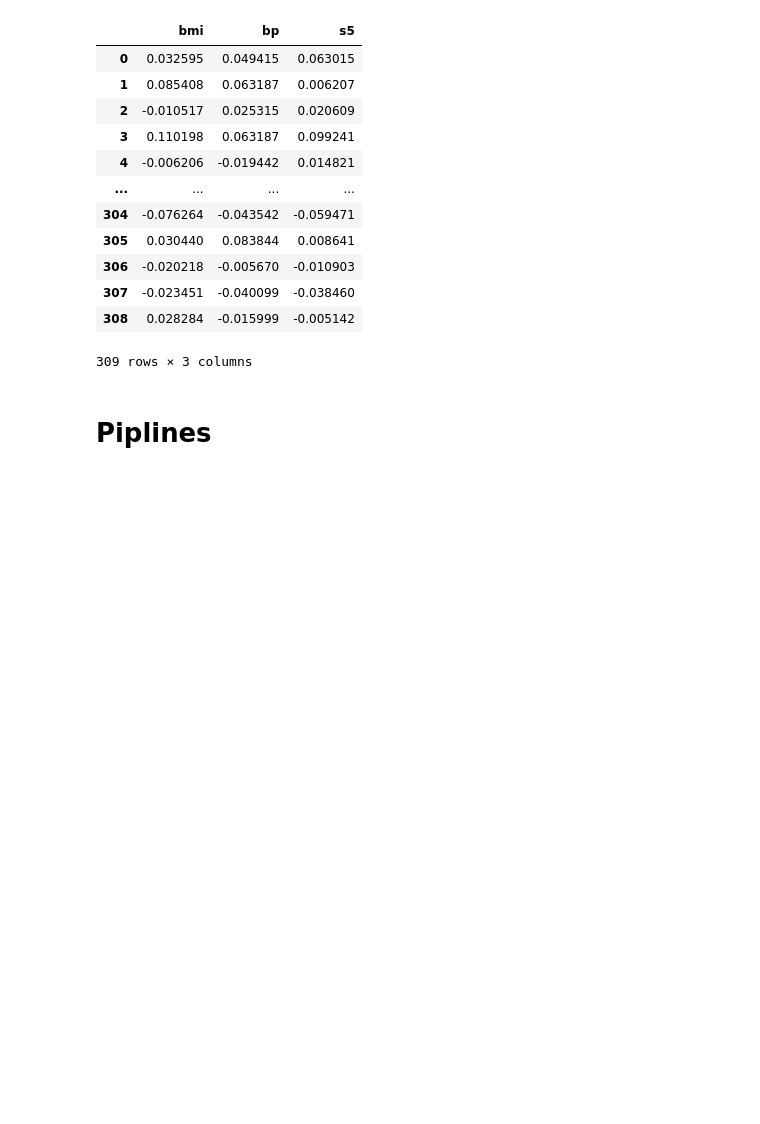
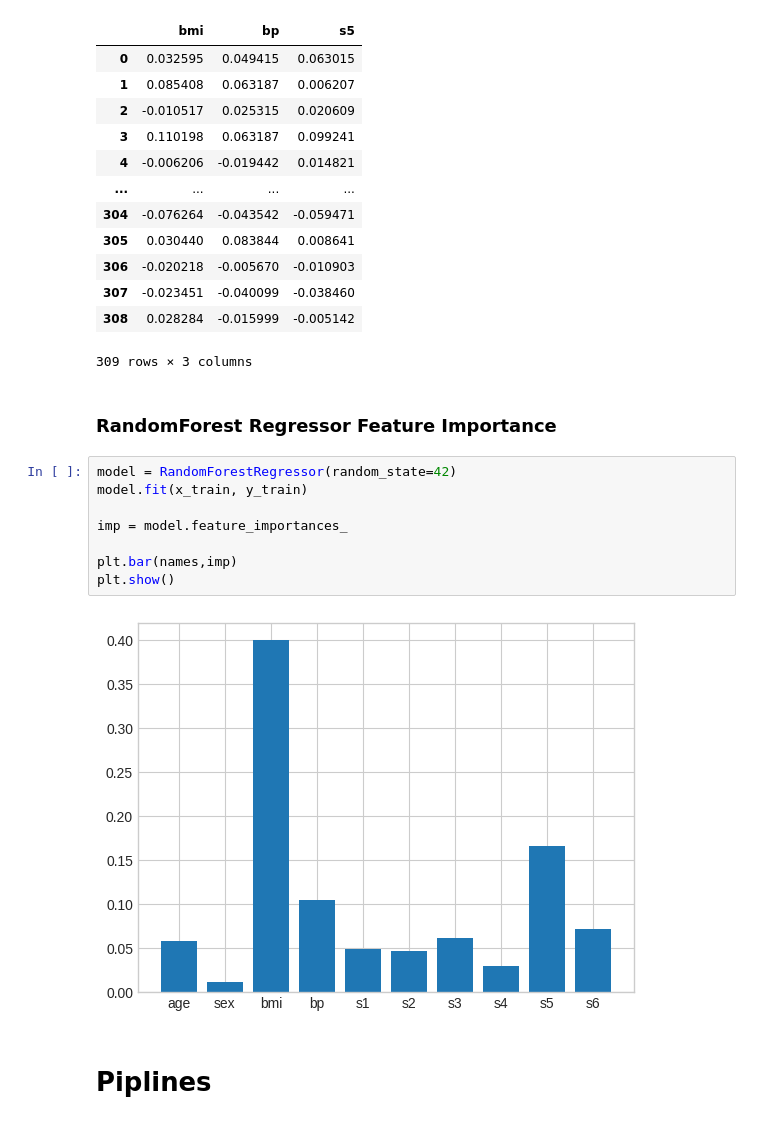
Before and after one commit to xXKeNdAmAmAsTeRXx/Machine-Learning-Tasks, a Jupyter notebook: Model_Selection_and_Regularization/Regression - Diabetes Dataset.ipynb, the cells around one changed output. Saved outputs shown, nothing was run; the diff lists cells and outputs as text; blank space fills up the shorter version.

Commit message:
RF Regressor Feature Importance

```diff
--- a/Model_Selection_and_Regularization/Regression - Diabetes Dataset.ipynb
+++ b/Model_Selection_and_Regularization/Regression - Diabetes Dataset.ipynb
@@ -305,6 +305,18 @@ select_features(MBS)
 | 307 | -0.023451 | -0.040099 | -0.038460 |
 | 308 | 0.028284 | -0.015999 | -0.005142 |
 309 rows × 3 columns
+# %% [markdown]
+### RandomForest Regressor Feature Importance
+# %%
+model = RandomForestRegressor(random_state=42)
+model.fit(x_train, y_train)
+
+imp = model.feature_importances_
+
+plt.bar(names,imp)
+plt.show()
+# %% [output]
+[figure, added]
 # %% [markdown]
 # Piplines
 # %%
```
